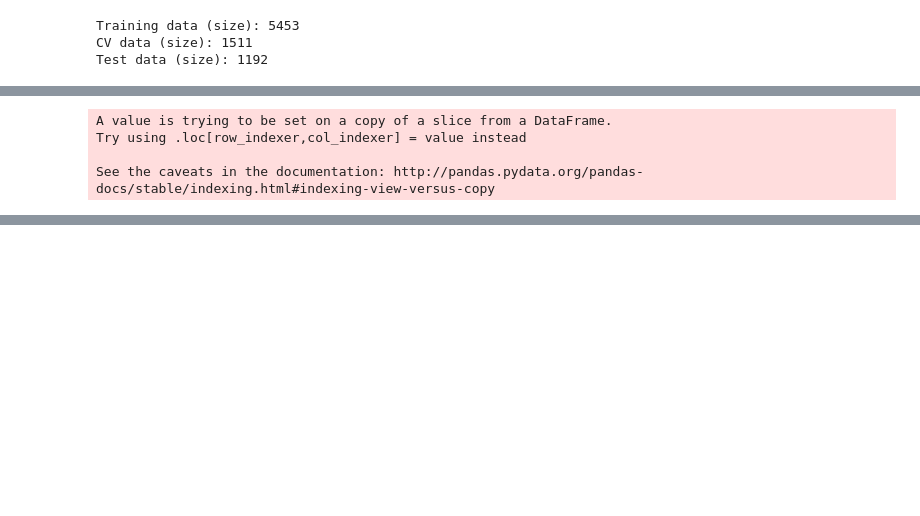
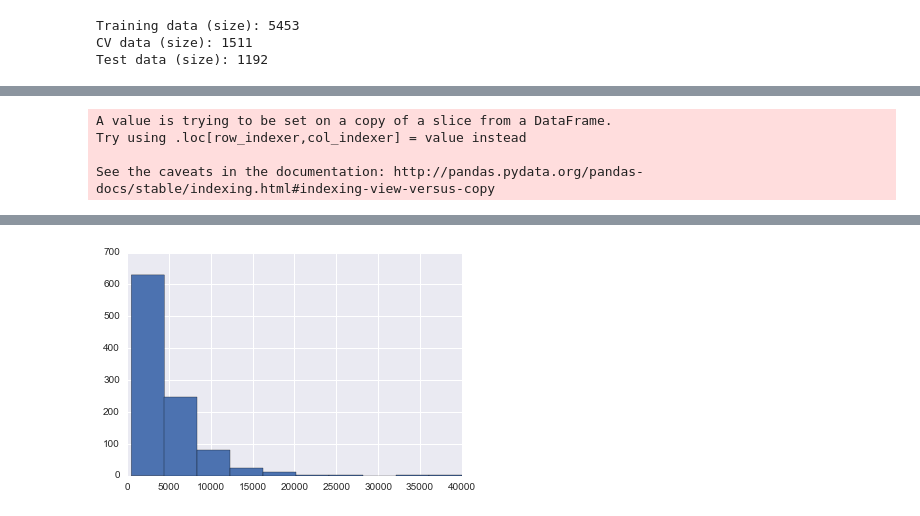
Before and after one commit to savourylie/Stock-Price-Forecaster, a Jupyter notebook: TradingBot/TradingBot.ipynb, the cells around one changed output, grey strips where cells are left out. Drawn from its saved outputs; the diff is of its cells as text; code cells hidden in the pictures; blank space fills up the shorter version.

```diff
--- a/TradingBot/TradingBot.ipynb
+++ b/TradingBot/TradingBot.ipynb
@@ -761,7 +847,7 @@ class MonkeyBot:
 monkey = MonkeyBot(data_train)
 
 start_time = time.time()
-iters = 100000
+iters = 1000
 
 monkey.simulate(iters)
 plt.hist(monkey.pv_history_list)
@@ -800,2 +888,3 @@ See the caveats in the documentation: http://pandas.pydata.org/pandas-docs/stabl
+[figure, added]
 # %%
 plt.hist(monkey.pv_history_list, bins=50)
```
Also changed, not shown: parts of 14 cells of this notebook, 7 other files.
